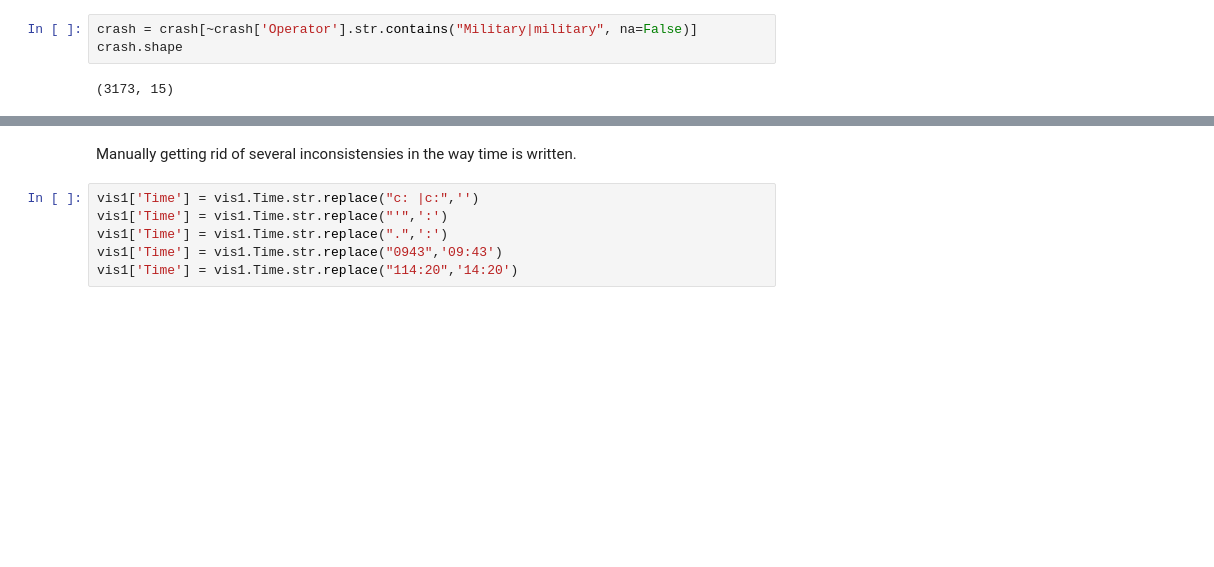
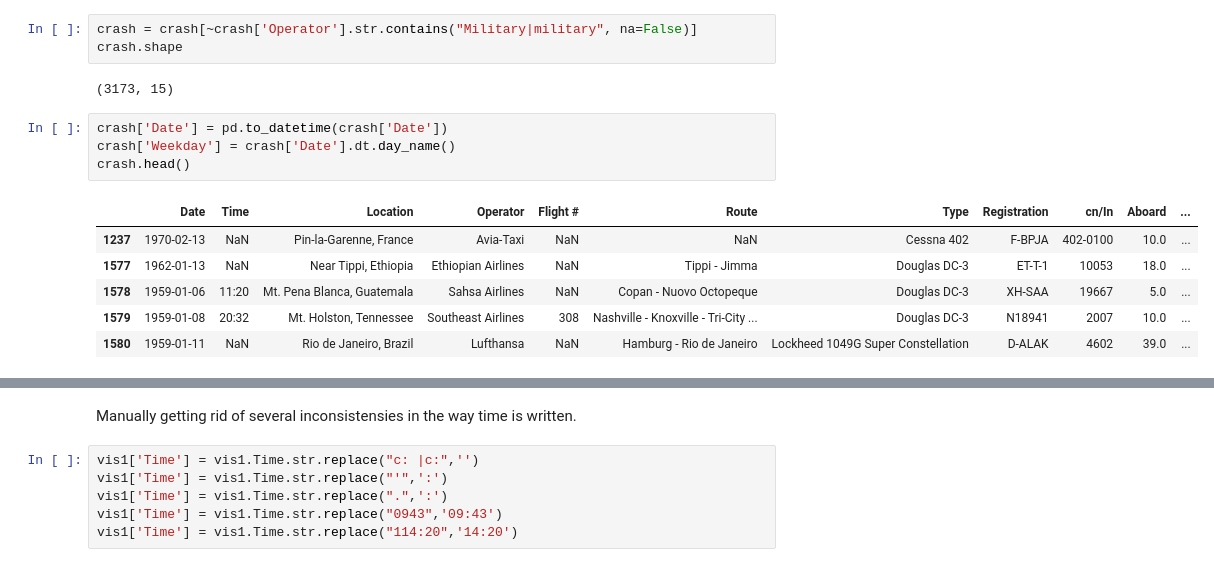
Before and after one commit to myroslavarm/datavis, a Jupyter notebook: datavis_project.ipynb, the cells around one changed output, grey strips where cells are left out. Cells and saved outputs as stored; diff of their text form; blank space fills up the shorter version.

```diff
--- a/datavis_project.ipynb
+++ b/datavis_project.ipynb
@@ -51,4 +51,15 @@ crash = crash[~crash['Operator'].str.contains("Military|military", na=False)]
 crash.shape
 # %% [output]
 (3173, 15)
+# %%
+crash['Date'] = pd.to_datetime(crash['Date'])
+crash['Weekday'] = crash['Date'].dt.day_name()
+crash.head()
+# %% [output]
+|  | Date | Time | Location | Operator | Flight # | Route | Type | Registration | cn/In | Aboard | ... |
+| 1237 | 1970-02-13 | NaN | Pin-la-Garenne, France | Avia-Taxi | NaN | NaN | Cessna 402 | F-BPJA | 402-0100 | 10.0 | ... |
+| 1577 | 1962-01-13 | NaN | Near Tippi, Ethiopia | Ethiopian Airlines | NaN | Tippi - Jimma | Douglas DC-3 | ET-T-1 | 10053 | 18.0 | ... |
+| 1578 | 1959-01-06 | 11:20 | Mt. Pena Blanca, Guatemala | Sahsa Airlines | NaN | Copan - Nuovo Octopeque | Douglas DC-3 | XH-SAA | 19667 | 5.0 | ... |
+| 1579 | 1959-01-08 | 20:32 | Mt. Holston, Tennessee | Southeast Airlines | 308 | Nashville - Knoxville - Tri-City ... | Douglas DC-3 | N18941 | 2007 | 10.0 | ... |
+| 1580 | 1959-01-11 | NaN | Rio de Janeiro, Brazil | Lufthansa | NaN | Hamburg - Rio de Janeiro | Lockheed 1049G Super Constellation | D-ALAK | 4602 | 39.0 | ... |
 # %%
```
Also changed, not shown: parts of 8 cells of this notebook.
